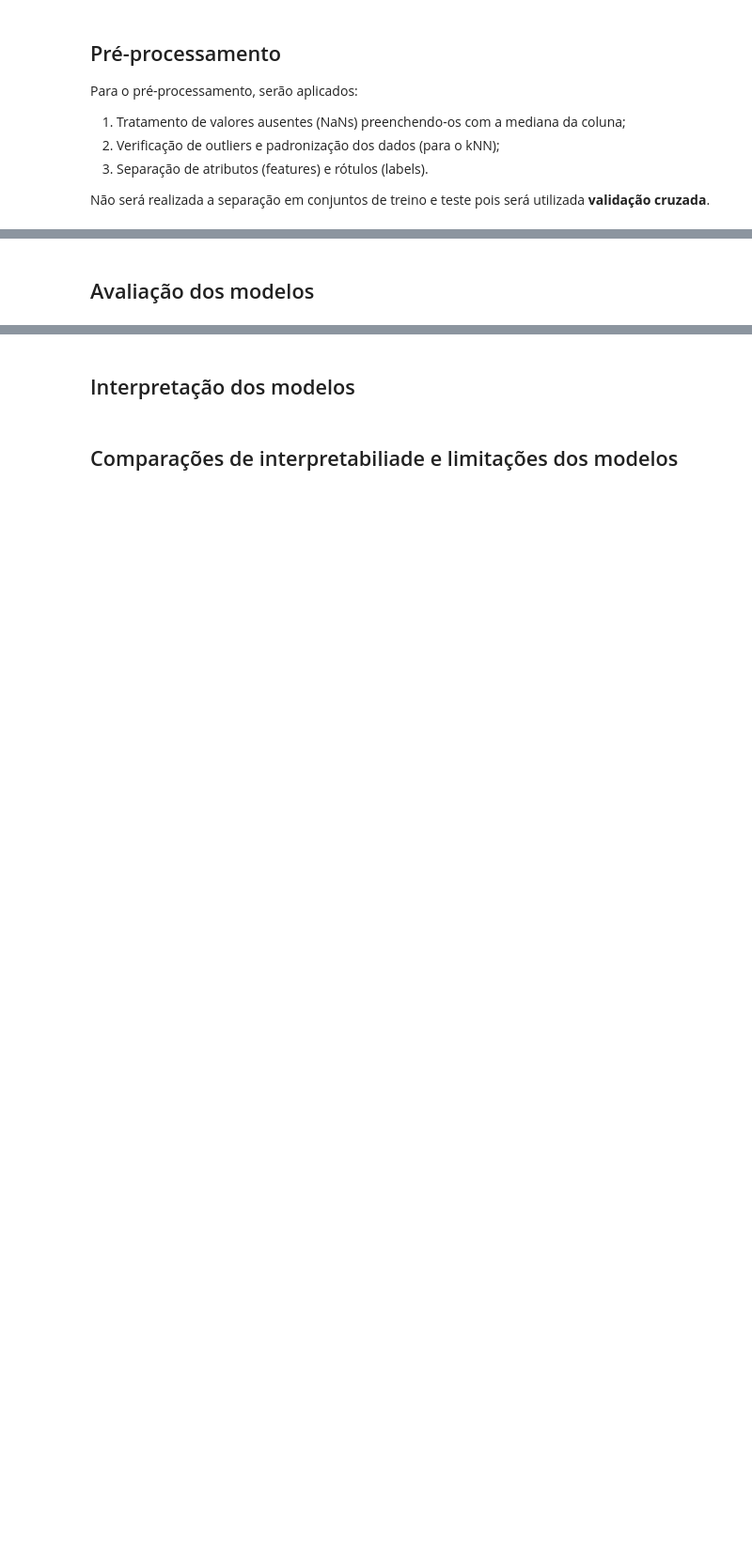
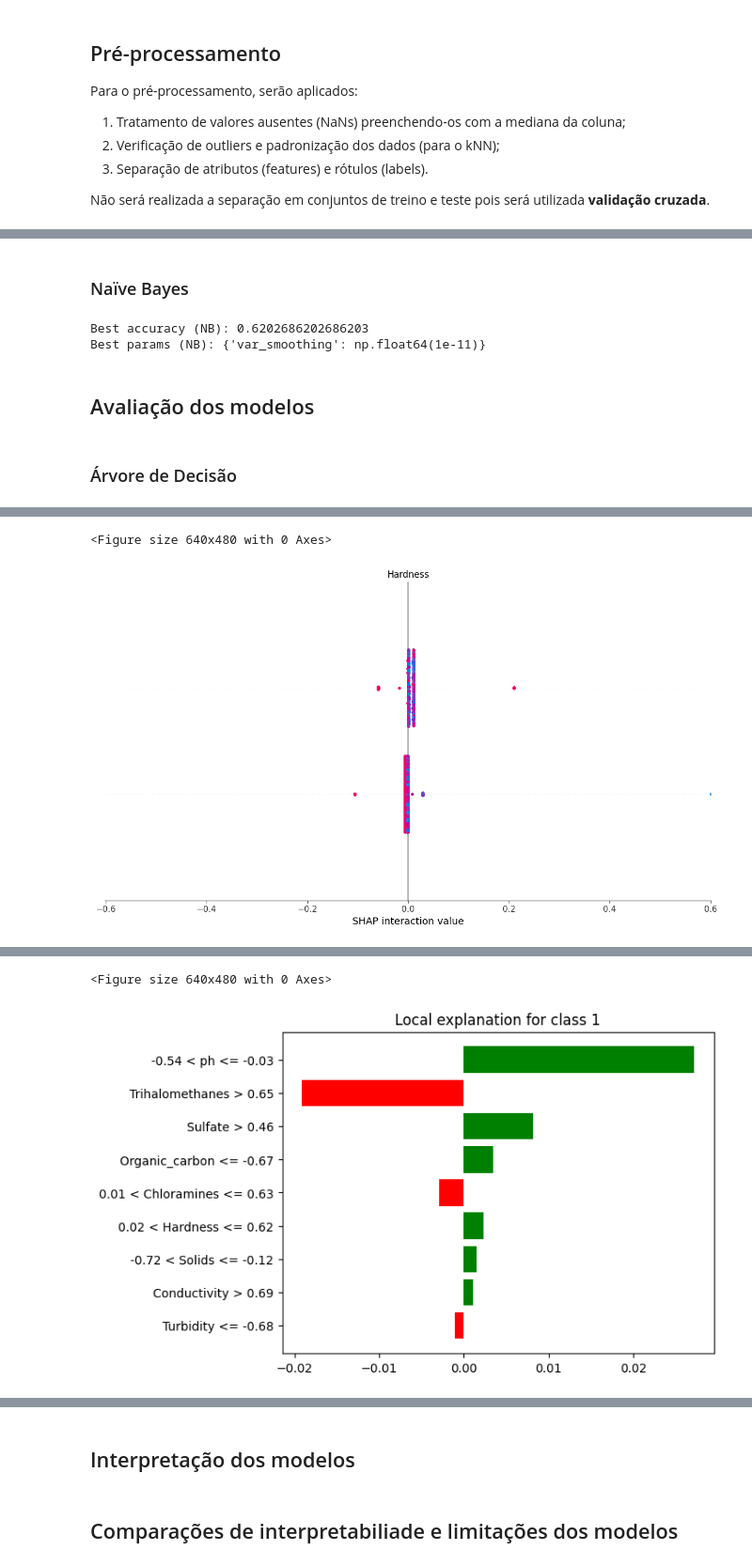
Before and after one commit to rsuffert/ai-models-interpretability, a Jupyter notebook: main.ipynb, the cells around one changed output, grey strips where cells are left out. Shown at 94% size. Drawn from its saved outputs; the diff is of its cells as text; code cells hidden in the pictures; blank space fills up the shorter version.

Commit message:
separate training from interpretation of the models

```diff
--- a/main.ipynb
+++ b/main.ipynb
@@ -309,2 +127,65 @@ Best params (NB): {'var_smoothing': np.float64(1e-11)}
+# %% [markdown]
+### Naïve Bayes
+# %%
+from sklearn.naive_bayes import GaussianNB
+from sklearn.model_selection import GridSearchCV, StratifiedKFold
+
+param_grid = {
+    'var_smoothing': np.logspace(-11, -7, 3)
+}
+
+kf = StratifiedKFold(n_splits=3, shuffle=True)
+nb_grid = GridSearchCV(
+    estimator=GaussianNB(),
+    param_grid=param_grid,
+    cv=kf,
+    scoring='accuracy',
+    n_jobs=-1
+)
+nb_grid.fit(X, y)
+
+print("Best accuracy (NB):", nb_grid.best_score_)
+print("Best params (NB):", nb_grid.best_params_)
+# %% [output]
+Best accuracy (NB): 0.6202686202686203
+Best params (NB): {'var_smoothing': np.float64(1e-11)}
 # %% [markdown]
 ## Avaliação dos modelos
+# %% [markdown]
+### Árvore de Decisão
+# %%
+import numpy as np
+import shap
+from lime.lime_tabular import LimeTabularExplainer
+import matplotlib.pyplot as plt
+
+#################################### SHAP ####################################
+shap.initjs()
+
+explainer = shap.TreeExplainer(dt_grid.best_estimator_)
+shap_values = explainer.shap_values(X)
+
+figure=plt.figure()
+shap.summary_plot(shap_values, X)
+
+##################################### LIME ####################################
+X_np = X.values if hasattr(X, "values") else X
+feature_names = X.columns if hasattr(X, "columns") else [f"Feature {i}" for i in range(X.shape[1])]
+class_names = np.unique(y).astype(str)
+
+lime_explainer = LimeTabularExplainer(
+    training_data=X_np,
+    feature_names=feature_names,
+    class_names=class_names,
+    mode="classification"
+)
+
+instance_idx = 0
+exp = lime_explainer.explain_instance(X_np[instance_idx], dt_grid.predict_proba)
+
+exp.show_in_notebook(show_table=True)
+
+plt.figure()
+exp.as_pyplot_figure()
+plt.show()
+# %% [output]
@@ -310,0 +193,2 @@ Best params (NB): {'var_smoothing': np.float64(1e-11)}
+<Figure size 640x480 with 0 Axes>
+[figure, added]
@@ -310,0 +196,2 @@ Best params (NB): {'var_smoothing': np.float64(1e-11)}
+<Figure size 640x480 with 0 Axes>
+[figure, added]
```
Also changed, not shown: parts of 14 cells of this notebook.
